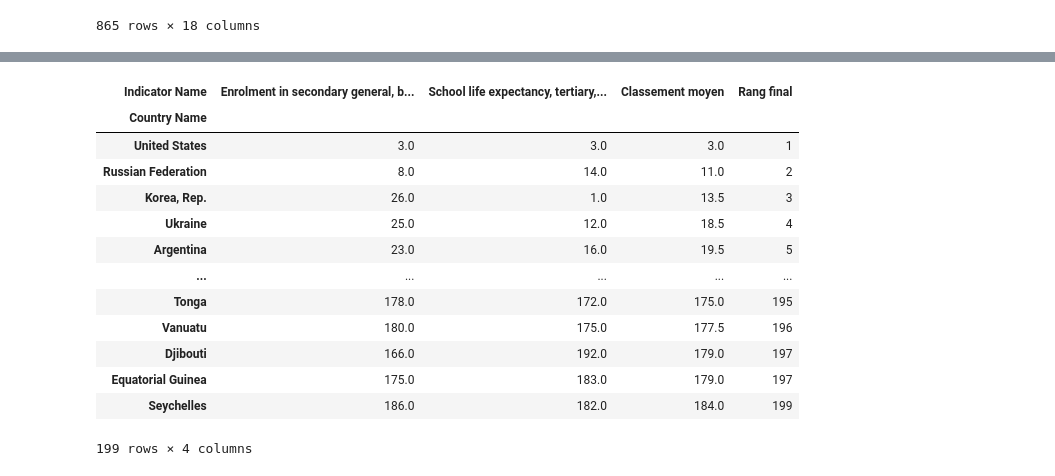
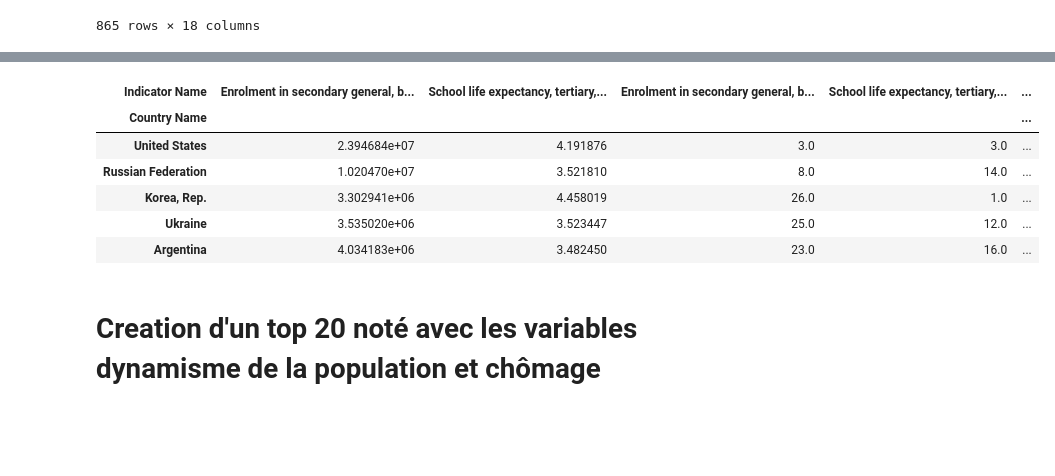
Before and after one commit to Thomas-Auvin/Projet2, a Jupyter notebook: Projet-2.ipynb, the cells around one changed output, grey strips where cells are left out. Saved outputs shown, nothing was run; the diff lists cells and outputs as text; code cells hidden in the pictures; blank space fills up the shorter version.

```diff
--- a/Projet-2.ipynb
+++ b/Projet-2.ipynb
@@ -709,10 +882,9 @@ plt.show()
 # %%
-
-#pd.set_option('display.max_rows', None)
-#pd.reset_option('display.max_rows')
-
-Pivot_table_annee_cumulés["NB_NAN"] = Pivot_table_annee_cumulés.isna().sum(axis=1)
-Pivot_table_annee_cumulés = Pivot_table_annee_cumulés.loc[Pivot_table_annee_cumulés["NB_NAN"]<10,:]
-Pivot_table_annee_cumulés
+Pivot_table_annee_cumulés["NB_NAN"] = (
+    Pivot_table_annee_cumulés.isna().sum(axis=1)
+)
+Pivot_table_annee_cumulés = Pivot_table_annee_cumulés.loc[
+    Pivot_table_annee_cumulés["NB_NAN"] < 10, :
+]
 Pivot_table_annee_cumulés.sort_values(by="NB_NAN", ascending=False)
 # %% [output]
@@ -733,6 +905,8 @@ Pivot_table_annee_cumulés.sort_values(by="NB_NAN", ascending=False)
 # %%
 Pivot_table_annee_cumulés_SansNA = Pivot_table_annee_cumulés.copy()
-Pivot_table_annee_cumulés_SansNA.fillna(Pivot_table_annee_cumulés.mean(), inplace=True)
+Pivot_table_annee_cumulés_SansNA.fillna(
+    Pivot_table_annee_cumulés.mean(), inplace=True
+)
 del Pivot_table_annee_cumulés_SansNA['NB_NAN']
 Pivot_table_annee_cumulés_SansNA.head()
 # %% [output]
@@ -796,11 +976,16 @@ plt.show()
 # %%
 Pivot_table_final = Pivot_table_annee_cumulés_SansNA.copy()
-colonnes_a_garder = [
+colonnes_principales_a_garder = [
     "Enrolment in secondary general, both sexes (number)",
-    "School life expectancy, tertiary, both sexes (years)",
+    "School life expectancy, tertiary, both sexes (years)"
 ]
-Pivot_table_final = Pivot_table_final[colonnes_a_garder]
-Pivot_table_final
+colonnes_secondaires_a_garder = [
+    "Unemployment, total (% of total labor force)",
+    "Population growth (annual %)"
+]
+Pivot_table_colonnes_principales = Pivot_table_final[colonnes_principales_a_garder]
+Pivot_table_colonnes_secondaires = Pivot_table_final[colonnes_secondaires_a_garder]
+Pivot_table_colonnes_principales.head()
 # %% [output]
 | Indicator Name | Enrolment in secondary general, b... | School life expectancy, tertiary,... |
 | Country Name |  |  |
@@ -819,33 +997,30 @@ Pivot_table_final
 # %%
 # 1. Classement strict par variable
-classements = Pivot_table_final.rank(ascending=False, method='first')
+classements = Pivot_table_colonnes_principales.rank(ascending=False, method='first')
 
 # 2. Moyenne des rangs
 classements["Classement moyen"] = classements.mean(axis=1)
 
 # ✅ 3. Classement global basé sur la moyenne (le vrai classement)
-classements["Rang final"] = classements["Classement moyen"].rank(ascending=True, method='min').astype(int)
+classements["Rang final"] = (
+    classements["Classement moyen"].rank(
+        ascending=True, method='min').astype(int)
+)
 
 # 4. Fusion avec les données originales
-Pivot_table_classe = Pivot_table_final.copy()
-Pivot_table_classe[classements.columns] = classements
+Pivot_table_classe = pd.merge(
+    Pivot_table_colonnes_principales, classements, left_on='Country Name', right_on='Country Name'
+)
 
 # 5. Tri par rang final
 Pivot_table_classe = Pivot_table_classe.sort_values("Rang final")
 
-Pivot_table_classe
+Pivot_table_classe.head()
 # %% [output]
-| Indicator Name | Enrolment in secondary general, b... | School life expectancy, tertiary,... | Classement moyen | Rang final |
-| Country Name |  |  |  |  |
-| United States | 3.0 | 3.0 | 3.0 | 1 |
-| Russian Federation | 8.0 | 14.0 | 11.0 | 2 |
-| Korea, Rep. | 26.0 | 1.0 | 13.5 | 3 |
-| Ukraine | 25.0 | 12.0 | 18.5 | 4 |
-| Argentina | 23.0 | 16.0 | 19.5 | 5 |
-| ... | ... | ... | ... | ... |
-| Tonga | 178.0 | 172.0 | 175.0 | 195 |
-| Vanuatu | 180.0 | 175.0 | 177.5 | 196 |
-| Djibouti | 166.0 | 192.0 | 179.0 | 197 |
-| Equatorial Guinea | 175.0 | 183.0 | 179.0 | 197 |
-| Seychelles | 186.0 | 182.0 | 184.0 | 199 |
+| Indicator Name | Enrolment in secondary general, b... | School life expectancy, tertiary,... | Enrolment in secondary general, b... | School life expectancy, tertiary,... | ... |
+| Country Name |  |  |  |  | ... |
+| United States | 2.394684e+07 | 4.191876 | 3.0 | 3.0 | ... |
+| Russian Federation | 1.020470e+07 | 3.521810 | 8.0 | 14.0 | ... |
+| Korea, Rep. | 3.302941e+06 | 4.458019 | 26.0 | 1.0 | ... |
+| Ukraine | 3.535020e+06 | 3.523447 | 25.0 | 12.0 | ... |
+| Argentina | 4.034183e+06 | 3.482450 | 23.0 | 16.0 | ... |
-199 rows × 4 columns
@@ -853,0 +1027,2 @@ Pivot_table_classe.to_csv("classement_par_pays_2.csv", encoding="utf-8", index=T
+# %% [markdown]
+# Creation d'un top 20 noté avec les variables dynamisme de la population et chômage
```
Also changed, not shown: parts of 62 cells of this notebook.
